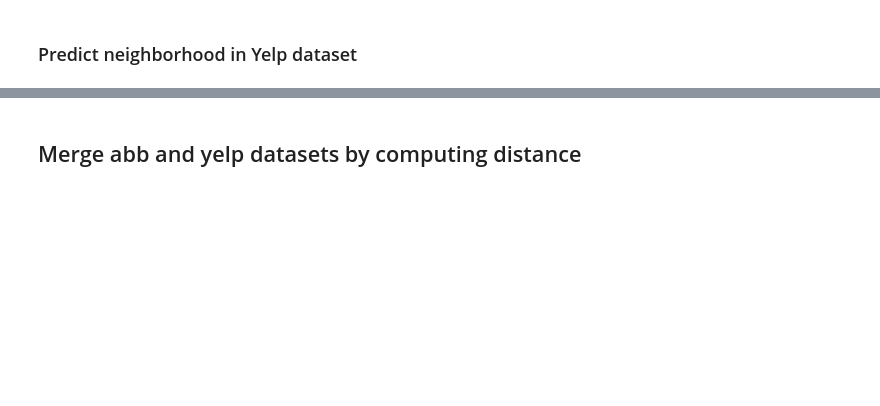
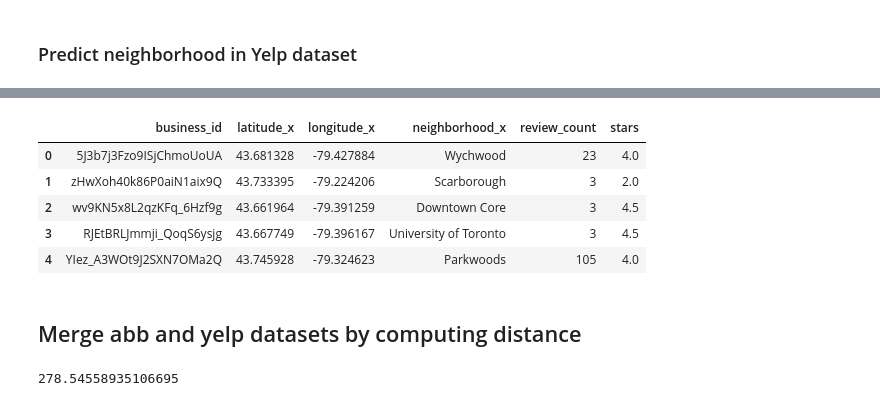
Before and after one commit to jkarpen/Springboard_Projects, a Jupyter notebook: Capstone/Scripts/Capstone_Data_Merge_Script.ipynb, the cells around one changed output, grey strips where cells are left out. Cells and saved outputs as stored; diff of their text form; code cells hidden in the pictures; blank space fills up the shorter version.

```diff
--- a/Capstone/Scripts/Capstone_Data_Merge_Script.ipynb
+++ b/Capstone/Scripts/Capstone_Data_Merge_Script.ipynb
@@ -496,0 +459,11 @@ yelp_copy.head()
+# %%
+#Drop unecessary columns
+yelp.drop(columns=['latitude_y', 'longitude_y', 'neighborhood_y'], inplace=True)
+yelp.head()
+# %% [output]
+|  | business_id | latitude_x | longitude_x | neighborhood_x | review_count | stars |
+| 0 | 5J3b7j3Fzo9ISjChmoUoUA | 43.681328 | -79.427884 | Wychwood | 23 | 4.0 |
+| 1 | zHwXoh40k86P0aiN1aix9Q | 43.733395 | -79.224206 | Scarborough | 3 | 2.0 |
+| 2 | wv9KN5x8L2qzKFq_6Hzf9g | 43.661964 | -79.391259 | Downtown Core | 3 | 4.5 |
+| 3 | RJEtBRLJmmji_QoqS6ysjg | 43.667749 | -79.396167 | University of Toronto | 3 | 4.5 |
+| 4 | YIez_A3WOt9J2SXN7OMa2Q | 43.745928 | -79.324623 | Parkwoods | 105 | 4.0 |
@@ -524 +501,6 @@ distance = R * c
+# %%
+print(compute_distance(lat1 = 52.2296756, lon1 = 21.0122287,
+                lat2 = 52.406374, lon2 = 16.9251681))
+# %% [output]
+278.54558935106695
 # %%
```
Also changed, not shown: parts of 39 cells of this notebook, 2 other files.
